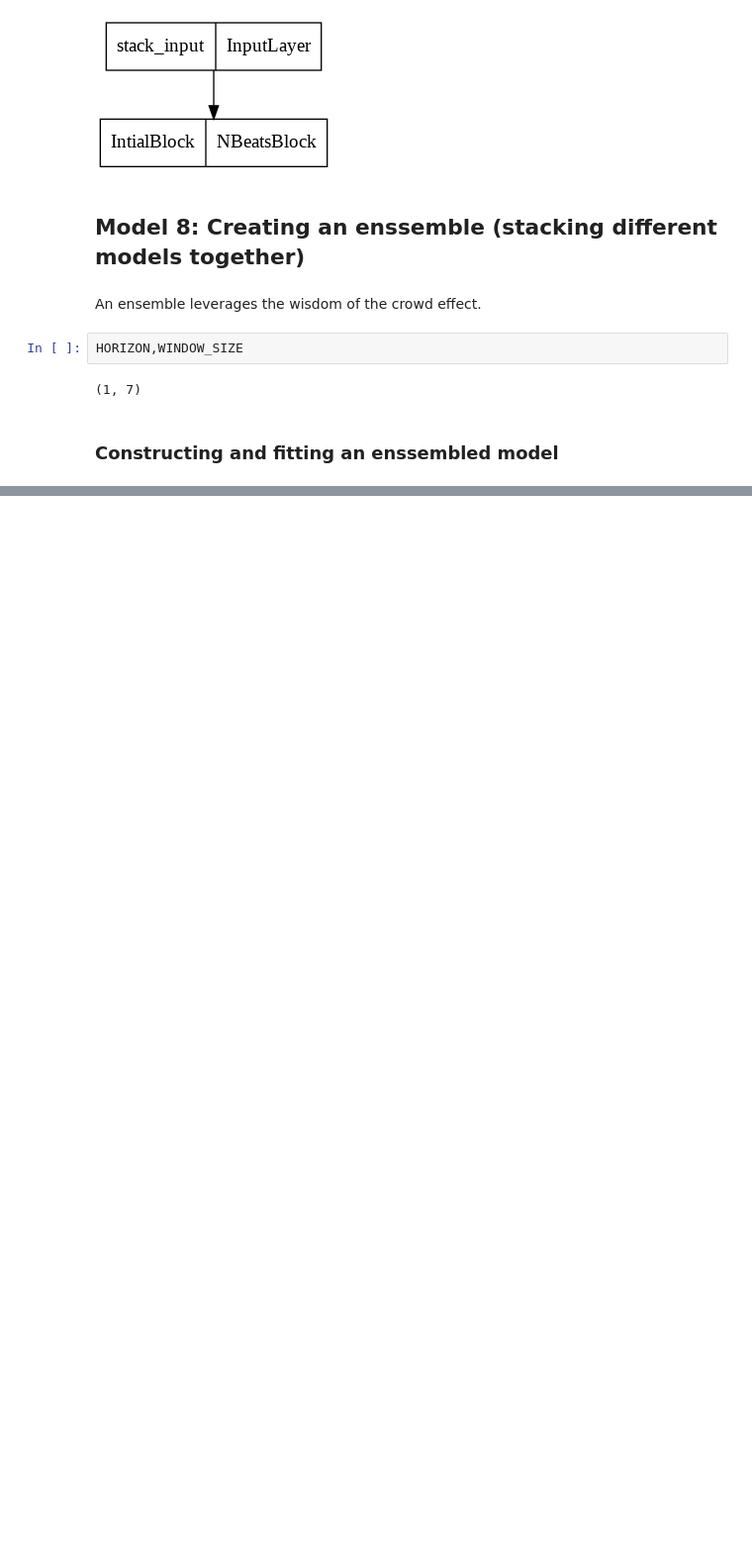
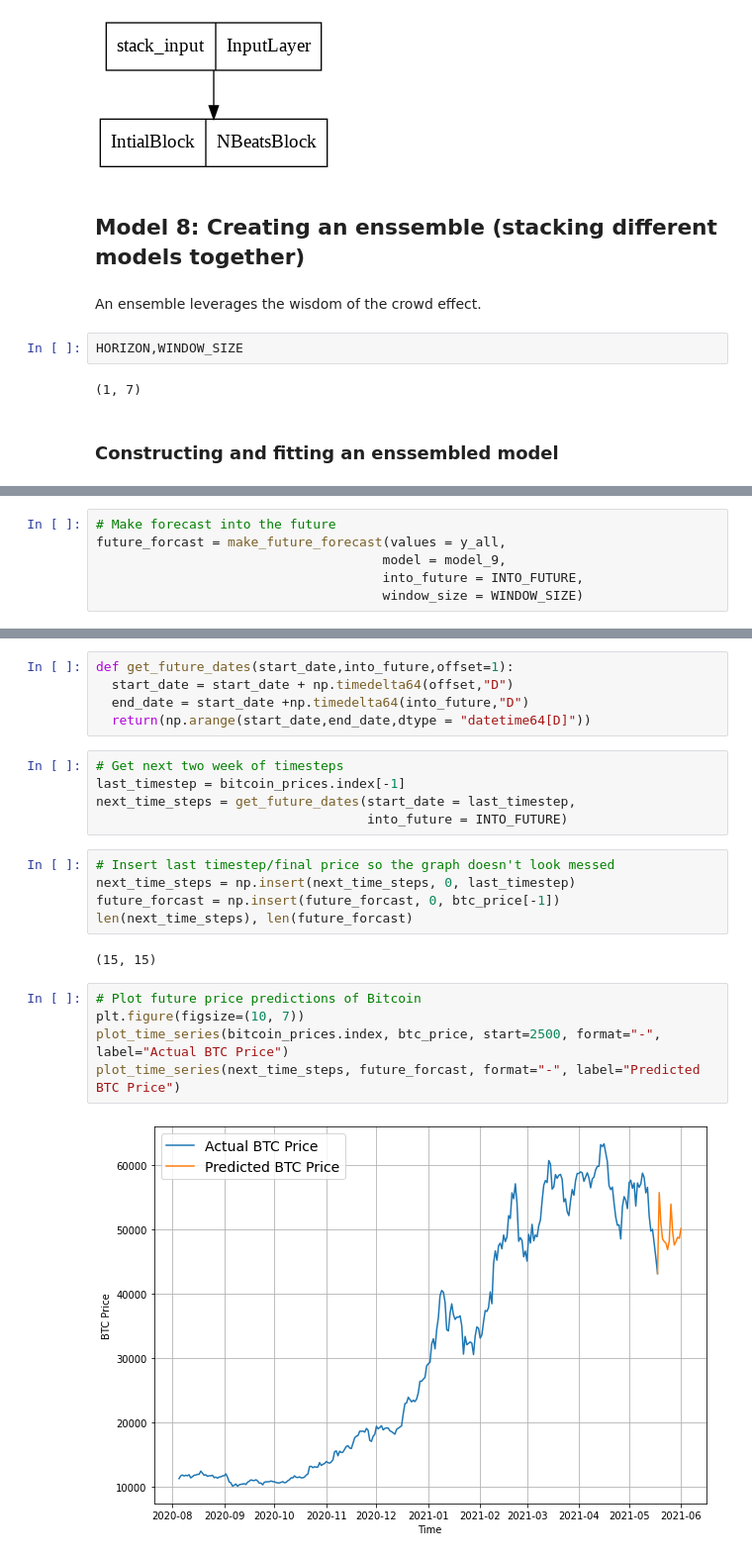
Before and after one commit to Muhammad-Zohair-Baig/Tensor-Flow, a Jupyter notebook: Time_series_fudametals_Tensorflow_10.ipynb, the cells around one changed output, grey strips where cells are left out. Shown at 99% size. Saved outputs shown, nothing was run; the diff lists cells and outputs as text; blank space fills up the shorter version.

```diff
--- a/Time_series_fudametals_Tensorflow_10.ipynb
+++ b/Time_series_fudametals_Tensorflow_10.ipynb
@@ -1759,0 +2101,6 @@ def get_ensemble_models(horizon=HORIZON,
+# %%
+# Make forecast into the future
+future_forcast = make_future_forecast(values = y_all,
+                                     model = model_9,
+                                     into_future = INTO_FUTURE,
+                                     window_size = WINDOW_SIZE)
@@ -1759,0 +2154,24 @@ def get_ensemble_models(horizon=HORIZON,
+# %%
+def get_future_dates(start_date,into_future,offset=1):
+  start_date = start_date + np.timedelta64(offset,"D")
+  end_date = start_date +np.timedelta64(into_future,"D")
+  return(np.arange(start_date,end_date,dtype = "datetime64[D]"))
+# %%
+# Get next two week of timesteps
+last_timestep = bitcoin_prices.index[-1]
+next_time_steps = get_future_dates(start_date = last_timestep,
+                                   into_future = INTO_FUTURE)
+# %%
+# Insert last timestep/final price so the graph doesn't look messed
+next_time_steps = np.insert(next_time_steps, 0, last_timestep)
+future_forcast = np.insert(future_forcast, 0, btc_price[-1])
+len(next_time_steps), len(future_forcast)
+# %% [output]
+(15, 15)
+# %%
+# Plot future price predictions of Bitcoin
+plt.figure(figsize=(10, 7))
+plot_time_series(bitcoin_prices.index, btc_price, start=2500, format="-", label="Actual BTC Price")
+plot_time_series(next_time_steps, future_forcast, format="-", label="Predicted BTC Price")
+# %% [output]
+[figure, added]
```
Also changed, not shown: parts of 88 cells of this notebook.
